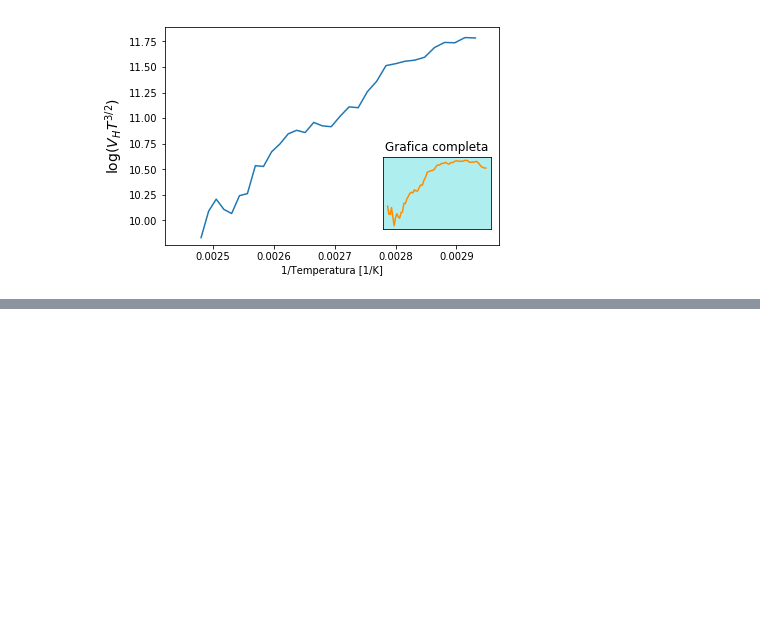
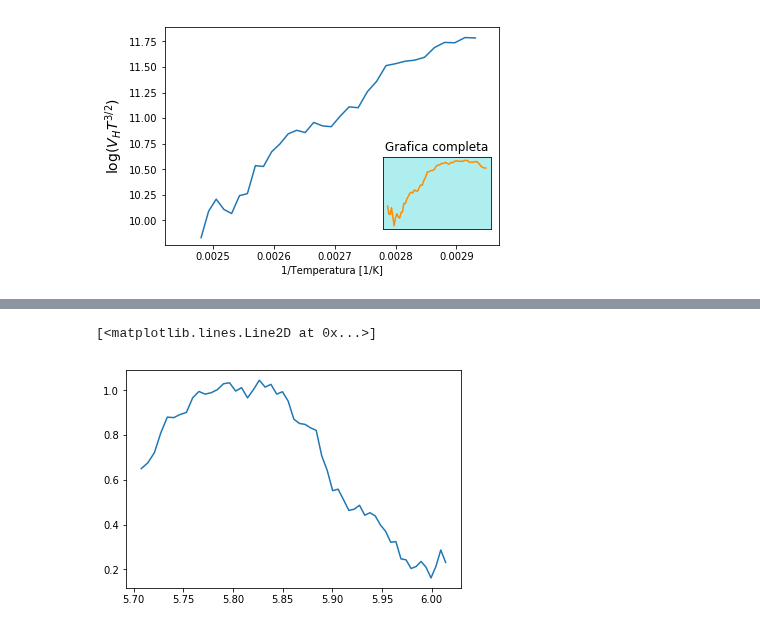
Before and after one commit to jamontanac/Laboratorio-Avanzado, a Jupyter notebook: Hall_Effect/Analisis.ipynb, the cells around one changed output, grey strips where cells are left out. Drawn from its saved outputs; the diff is of its cells as text; code cells hidden in the pictures; blank space fills up the shorter version.

Commit message:
cambiando las figuras y cambiando el analisis para incluir la movilidad de Hall

```diff
--- a/Hall_Effect/Analisis.ipynb
+++ b/Hall_Effect/Analisis.ipynb
@@ -552,0 +560,18 @@ plt.show()
+# %%
+#Act_4_1=pd.read_excel(archivo,sheet_name='Actividad_4_parte_1')
+#Act_4_1=Act_4_1.iloc[1:-20]
+#Act_4_1.Temperatura=Act_4_1.Temperatura + 273.15
+Act_4_2=pd.read_excel(archivo,sheet_name='Actividad_4_parte_2')
+Act_4_2.Temperatura=Act_4_2.Temperatura + 273.15
+Act_4_2=Act_4_2.iloc[2:-1]
+#conductividad = np.array(1.0/Act_4_1["Voltaje longitudinal"])
+def conductividad(Temperatura):
+    return -2534.69*(1.0/Temperatura) + 9.99 # modelo de conductividad
+# %%
+R_H=np.array(Act_4_2["Voltaje Hall(mV)"])/(30.0*1.75)
+mu_H=np.abs(R_H)*conductividad(np.array(Act_4_2.Temperatura))
+# %%
+plt.plot(np.log(np.array(Act_4_2.Temperatura)),mu_H)
+# %% [output]
+[<matplotlib.lines.Line2D at 0x...>]
+[figure, added]
```
Also changed, not shown: parts of 7 cells of this notebook, 2 other files.
